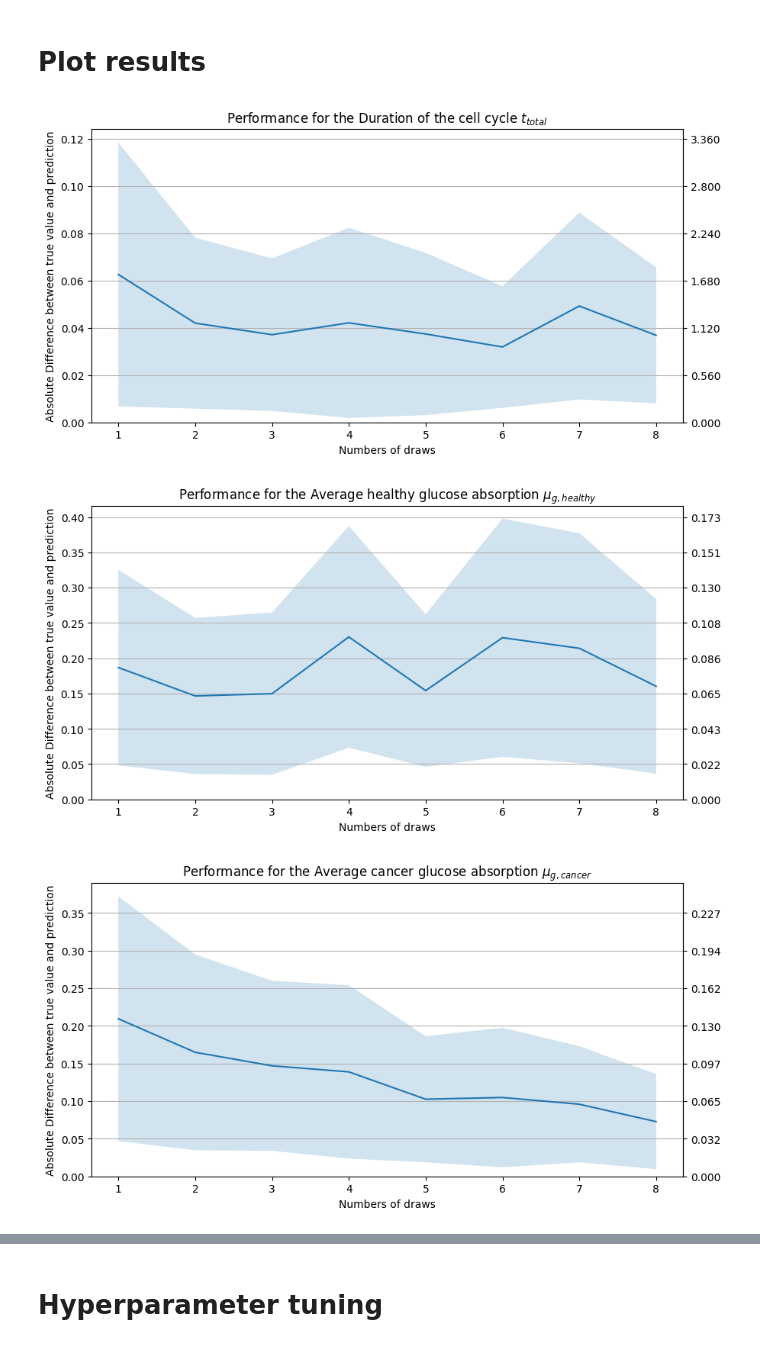
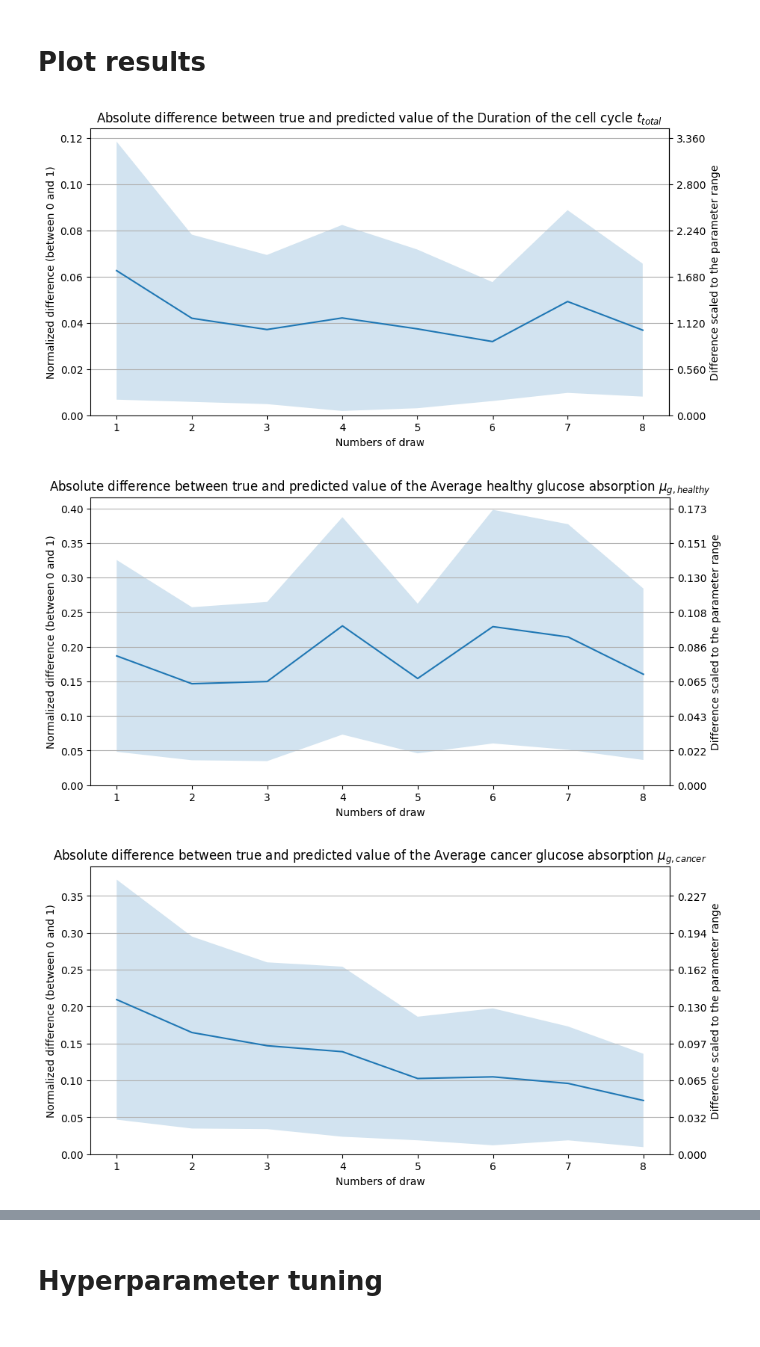
Before and after one commit to npermanne/Paramater_identification_tumour_model, a Jupyter notebook: plots_results.ipynb, the cells around one changed output, grey strips where cells are left out. Saved outputs shown, nothing was run; the diff lists cells and outputs as text; code cells hidden in the pictures.

Commit message:
Plots update

```diff
--- a/plots_results.ipynb
+++ b/plots_results.ipynb
@@ -17,41 +24,48 @@ EVALUATION_FILE = "evaluation_stats.csv"
 # %% [markdown]
 # Plot results
 # %%
+dataset = "no_dose"
+
 # Find best indices
 best_indices = dict()
 for draw in range(1,9):
-    df = pd.read_csv(os.path.join(RESULTS_FOLDER, f"hyp_search_no_dose_for_{draw}_draws", "performances.csv"))
+    df = pd.read_csv(os.path.join(RESULTS_FOLDER, f"hyp_search_{dataset}_for_{draw}_draws", "performances.csv"))
     best_indices[draw] = df["Performance"].idxmin()
 
 param_ranges = pd.read_csv(os.path.join("simulation","parameter_data.csv"), index_col=0)
+
+performances = dict()
 for key, value in parameters.items():
     means = dict()
     stds = dict()
     for draw in range(1,9):
         df = pd.read_csv(os.path.join(RESULTS_FOLDER, f"hyp_search_no_dose_for_{draw}_draws", str(best_indices[draw]), "evaluation_stats.csv"))
         means[draw] = df.loc[df["Parameters"] == key, "Means"].iloc[0]
         stds[draw] = df.loc[df["Parameters"] == key, "Standard Deviation"].iloc[0]
 
     fig = plt.figure(figsize = (10,5))
     ax = fig.add_subplot(111)
     X = means.keys()
     Y_mean = np.array(list(means.values()))
     Y_stds = np.array(list(stds.values()))
     ax.plot(X, Y_mean)
     ax.fill_between(X, Y_mean-Y_stds, Y_mean+Y_stds, alpha=0.2)
-    plt.title(f"Performance for the {value}")
-    ax.set_ylabel("Absolute Difference between true value and prediction")
-    ax.set_xlabel("Numbers of draws")
+    plt.title(f"Absolute difference between true and predicted value of the {value}")
+    ax.set_ylabel("Normalized difference (between 0 and 1)")
+    ax.set_xlabel("Numbers of draw")
     ax.grid(axis='y')
     ax.set_ylim(0, None)
     ax2 = ax.secondary_yaxis("right")
     min = param_ranges.loc[key]["Minimum"]
     max = param_ranges.loc[key]["Maximum"]
 
+    performances[key] = Y_mean*(max-min)
+
     ticks = np.array(ax.get_yticks())*(max-min)
     ax2.set_yticks(ax.get_yticks(), [f"{tick:.3f}" for tick in ticks])
-    plt.savefig(os.path.join("pictures", f"Performance for {key}.pdf"))
+    ax2.set_ylabel(f"Difference scaled to the parameter range")
+    plt.savefig(os.path.join("pictures", f"Performance for {dataset} {key}.pdf"))
 # %% [output]
-[figure, old version]
+[figure, new version]
-[figure, old version]
+[figure, new version]
-[figure, old version]
+[figure, new version]
```
Also changed, not shown: parts of 6 cells of this notebook, 2 other files.
